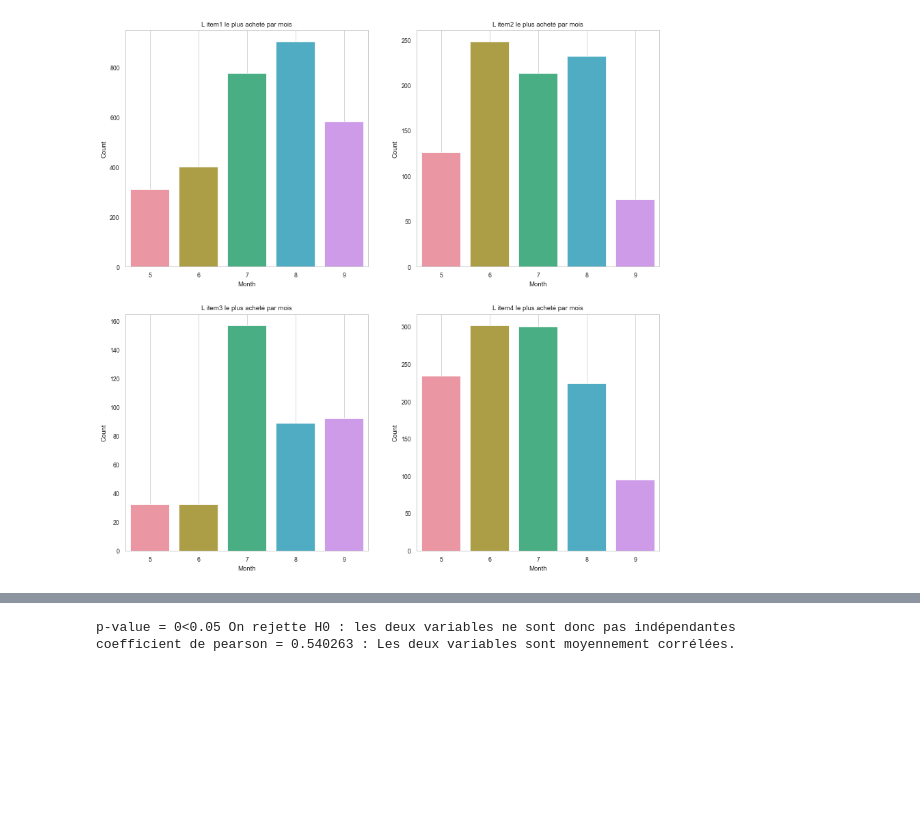
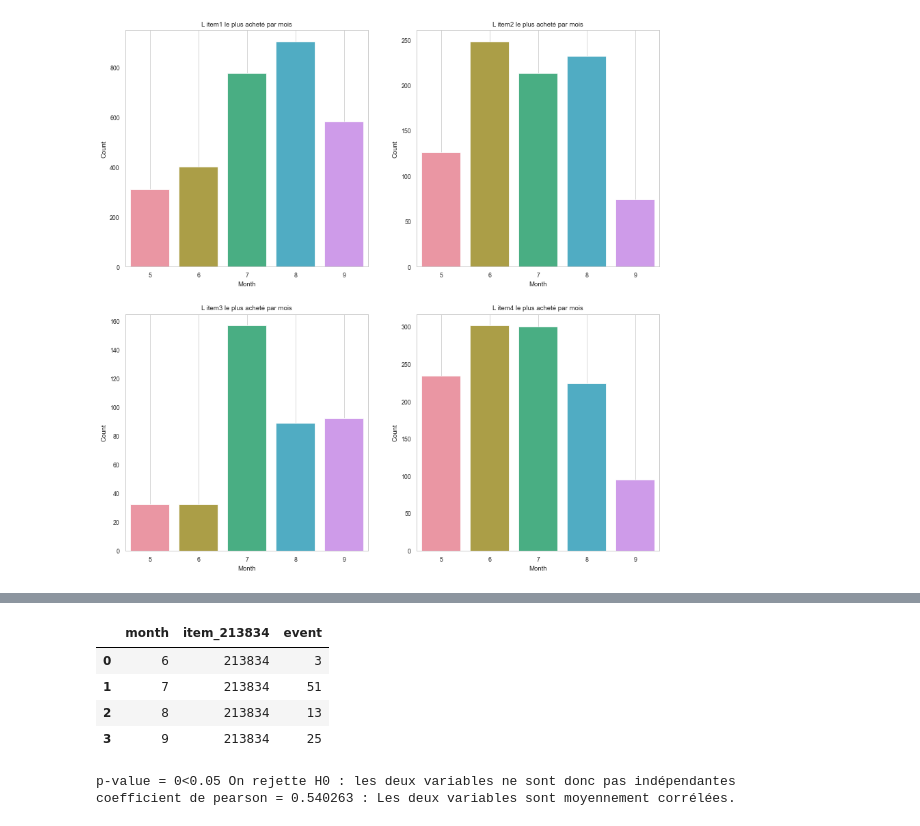
Before and after one commit to soopajot/eCommerce_Customer_Behavior, a Jupyter notebook: Only_graph_test.ipynb, the cells around one changed output, grey strips where cells are left out. Cells and saved outputs as stored; diff of their text form; code cells hidden in the pictures; blank space fills up the shorter version.

Commit message:
Courbe top item buy
top 3 finalement

```diff
--- a/Only_graph_test.ipynb
+++ b/Only_graph_test.ipynb
@@ -734,3 +719,13 @@ plt.grid()
+# %%
+item_buy_213834= df.loc[(df['event'] == 'transaction') & (df['itemid'] == 213834)].groupby(by=['month','itemid'], as_index=False).agg({'event':'count'}).rename(columns={"itemid": "item_213834"})
+# %%
+item_buy_213834
+# %% [output]
+|  | month | item_213834 | event |
+| 0 | 6 | 213834 | 3 |
+| 1 | 7 | 213834 | 51 |
+| 2 | 8 | 213834 | 13 |
+| 3 | 9 | 213834 | 25 |
 # %%
 
 items = items.fillna(0)
```
Also changed, not shown: parts of 1 cell of this notebook.
